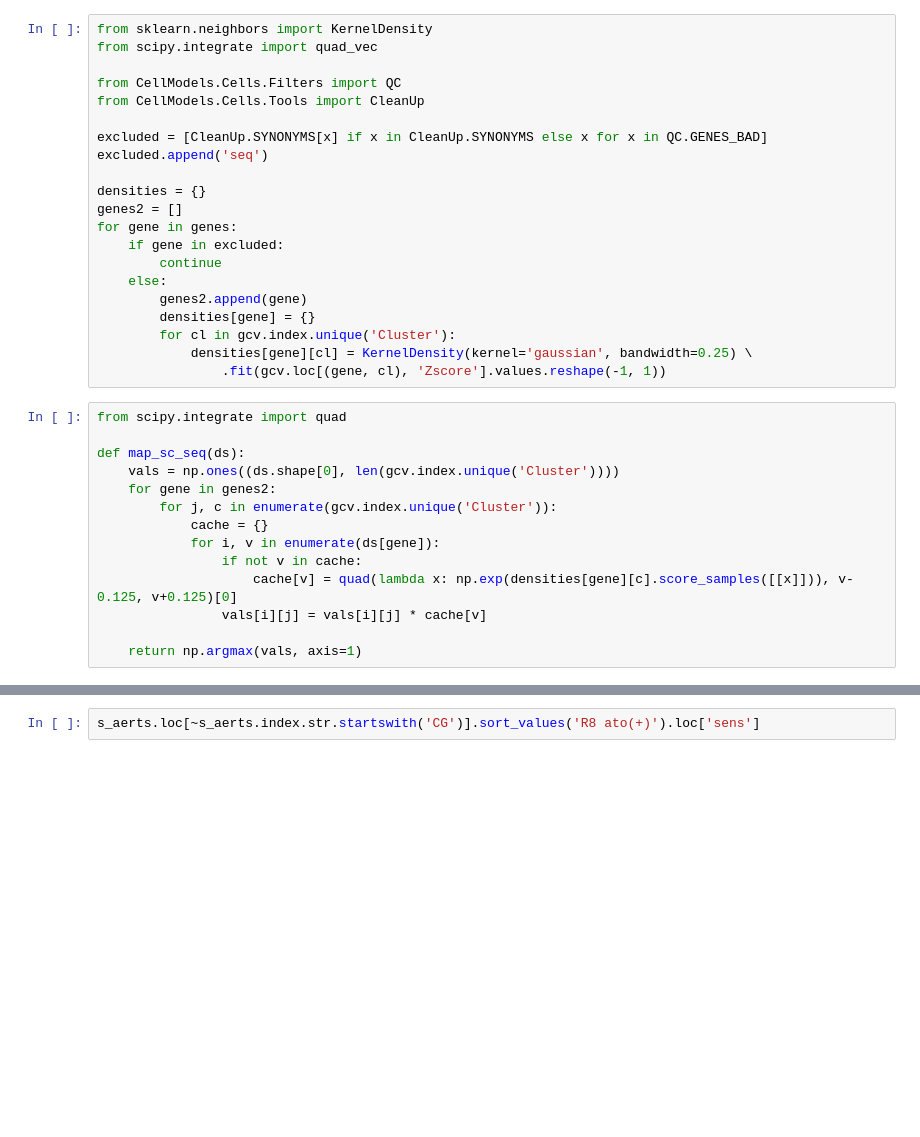
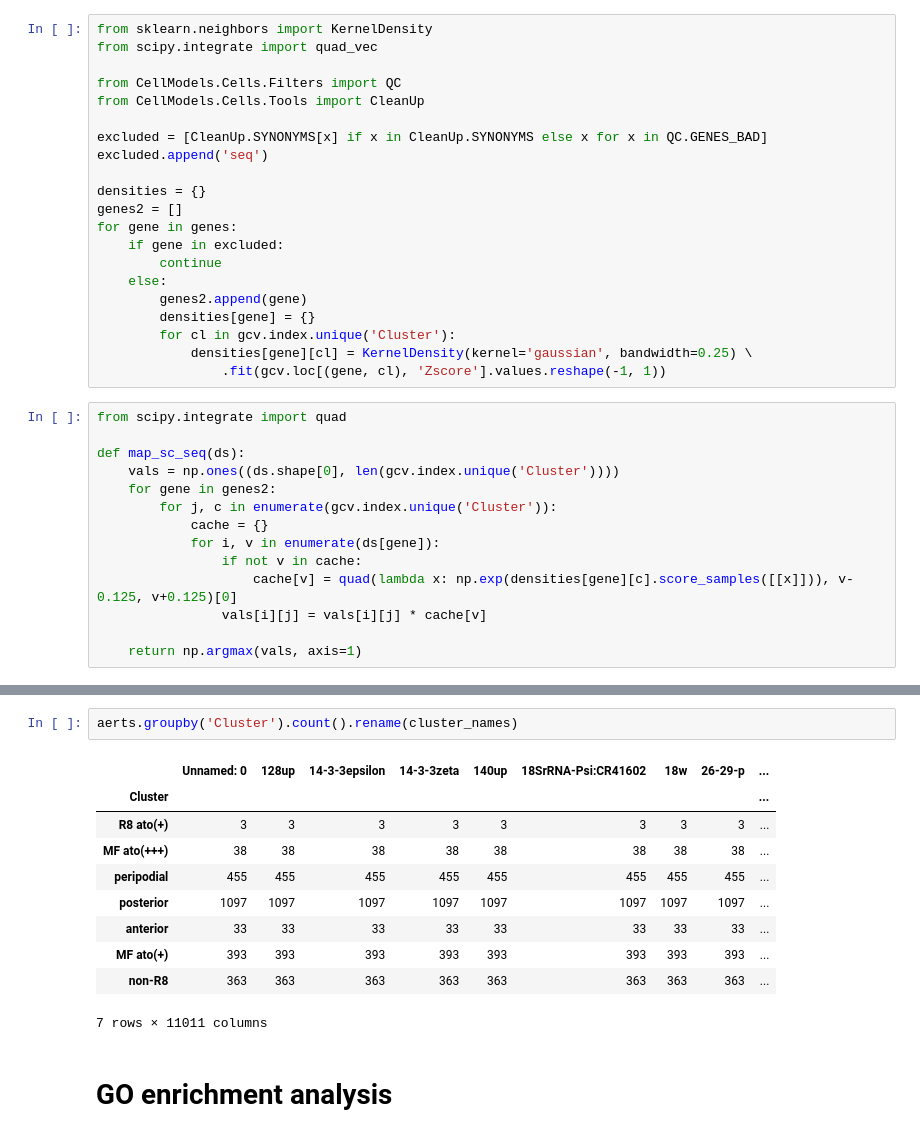
Before and after one commit to rejsmont/rdn-wdp-python, a Jupyter notebook: analysis/notebooks/seq-to-img.ipynb, the cells around one changed output, grey strips where cells are left out. Saved outputs shown, nothing was run; the diff lists cells and outputs as text; blank space fills up the shorter version.

```diff
--- a/analysis/notebooks/seq-to-img.ipynb
+++ b/analysis/notebooks/seq-to-img.ipynb
@@ -236,2 +308,15 @@ s_aerts
-# %%
-s_aerts.loc[~s_aerts.index.str.startswith('CG')].sort_values('R8 ato(+)').loc['sens']
+# %%
+aerts.groupby('Cluster').count().rename(cluster_names)
+# %% [output]
+|  | Unnamed: 0 | 128up | 14-3-3epsilon | 14-3-3zeta | 140up | 18SrRNA-Psi:CR41602 | 18w | 26-29-p | ... |
+| Cluster |  |  |  |  |  |  |  |  | ... |
+| R8 ato(+) | 3 | 3 | 3 | 3 | 3 | 3 | 3 | 3 | ... |
+| MF ato(+++) | 38 | 38 | 38 | 38 | 38 | 38 | 38 | 38 | ... |
+| peripodial | 455 | 455 | 455 | 455 | 455 | 455 | 455 | 455 | ... |
+| posterior | 1097 | 1097 | 1097 | 1097 | 1097 | 1097 | 1097 | 1097 | ... |
+| anterior | 33 | 33 | 33 | 33 | 33 | 33 | 33 | 33 | ... |
+| MF ato(+) | 393 | 393 | 393 | 393 | 393 | 393 | 393 | 393 | ... |
+| non-R8 | 363 | 363 | 363 | 363 | 363 | 363 | 363 | 363 | ... |
+7 rows × 11011 columns
+# %% [markdown]
+# GO enrichment analysis
```
Also changed, not shown: parts of 45 cells of this notebook.
